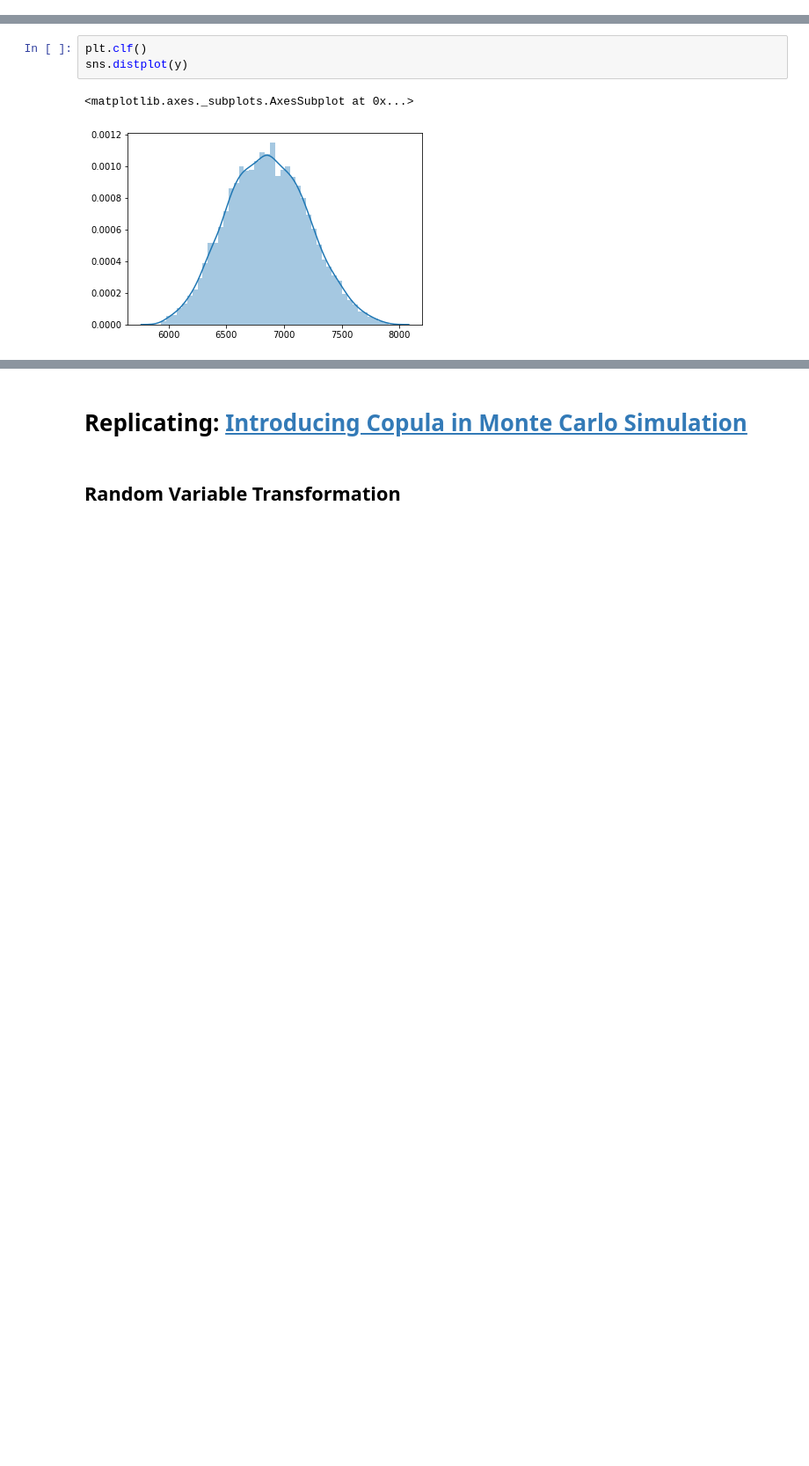
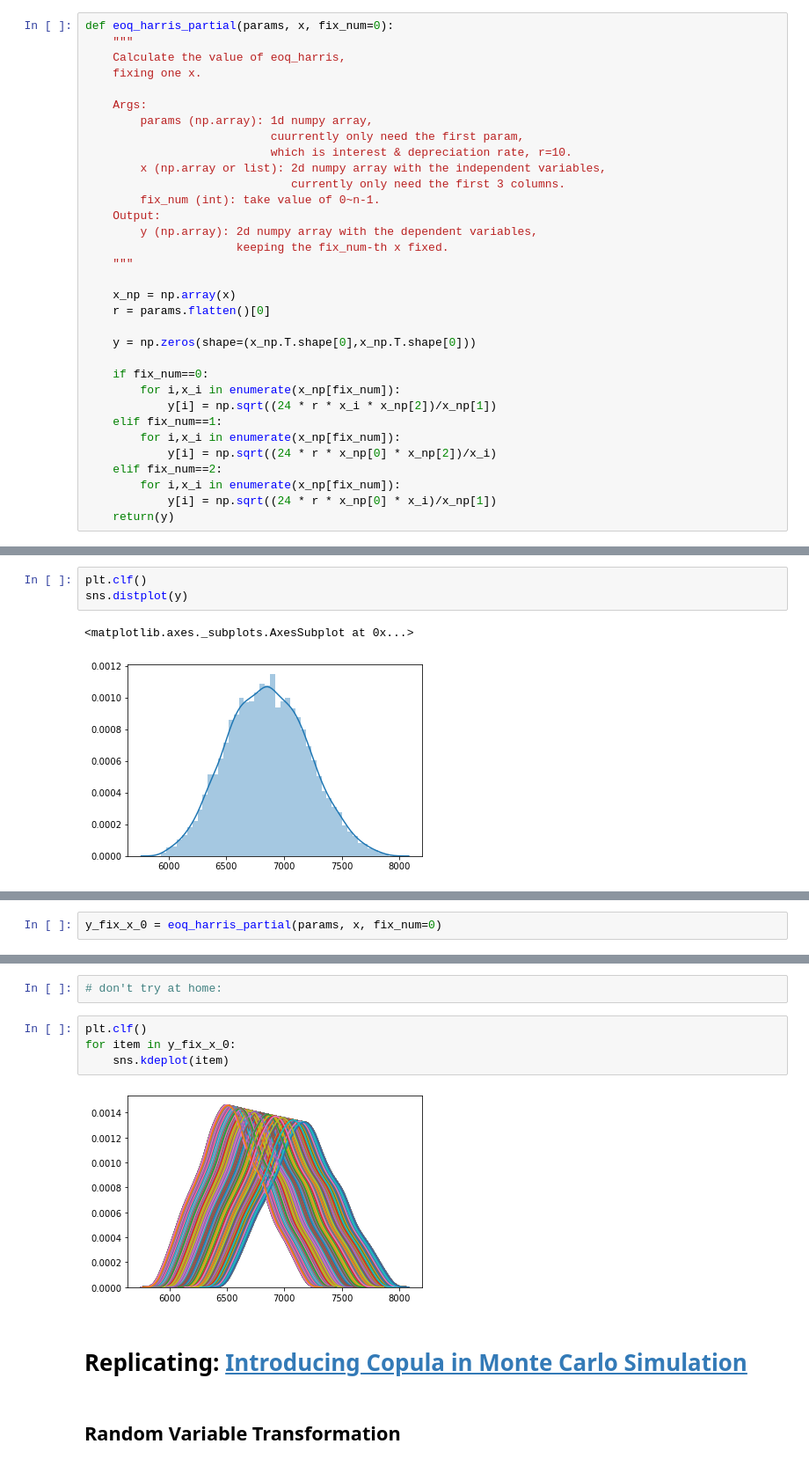
Before and after one commit to OpenSourceEconomics/econsa, a Jupyter notebook: copula-sampling.ipynb, the cells around one changed output, grey strips where cells are left out. Shown at 88% size. Drawn from its saved outputs; the diff is of its cells as text; blank space fills up the shorter version.

```diff
--- a/copula-sampling.ipynb
+++ b/copula-sampling.ipynb
@@ -47,6 +48,39 @@ def eoq_harris(params, x):
     y = np.sqrt((24 * r * x_np[0] * x_np[2])/x_np[1])
 
     return(y)
+# %%
+def eoq_harris_partial(params, x, fix_num=0):
+    """
+    Calculate the value of eoq_harris,
+    fixing one x.
+
+    Args:
+        params (np.array): 1d numpy array,
+                           cuurrently only need the first param,
+                           which is interest & depreciation rate, r=10.
+        x (np.array or list): 2d numpy array with the independent variables,
+                              currently only need the first 3 columns.
+        fix_num (int): take value of 0~n-1.
+    Output:
+        y (np.array): 2d numpy array with the dependent variables,
+                      keeping the fix_num-th x fixed.
+    """
+
+    x_np = np.array(x)
+    r = params.flatten()[0]
+
+    y = np.zeros(shape=(x_np.T.shape[0],x_np.T.shape[0]))
+
+    if fix_num==0:
+        for i,x_i in enumerate(x_np[fix_num]):
+            y[i] = np.sqrt((24 * r * x_i * x_np[2])/x_np[1])
+    elif fix_num==1:
+        for i,x_i in enumerate(x_np[fix_num]):
+            y[i] = np.sqrt((24 * r * x_np[0] * x_np[2])/x_i)
+    elif fix_num==2:
+        for i,x_i in enumerate(x_np[fix_num]):
+            y[i] = np.sqrt((24 * r * x_np[0] * x_i)/x_np[1])
+    return(y)
 # %% [markdown]
 ## Data Generation
 # %%
@@ -183,0 +247,2 @@ sns.distplot(y)
+# %%
+y_fix_x_0 = eoq_harris_partial(params, x, fix_num=0)
@@ -184,3 +253,11 @@ sns.distplot(y)
+# %%
+# don't try at home:
+# %%
+plt.clf()
+for item in y_fix_x_0:
+    sns.kdeplot(item)
+# %% [output]
+[figure, added]
 # %% [markdown]
 # Replicating: [Introducing Copula in Monte Carlo Simulation](https://towardsdatascience.com/introducing-copula-in-monte-carlo-simulation-9ed1fe9f905)
 # %% [markdown]
```
Also changed, not shown: parts of 13 cells of this notebook, 1 other file.
